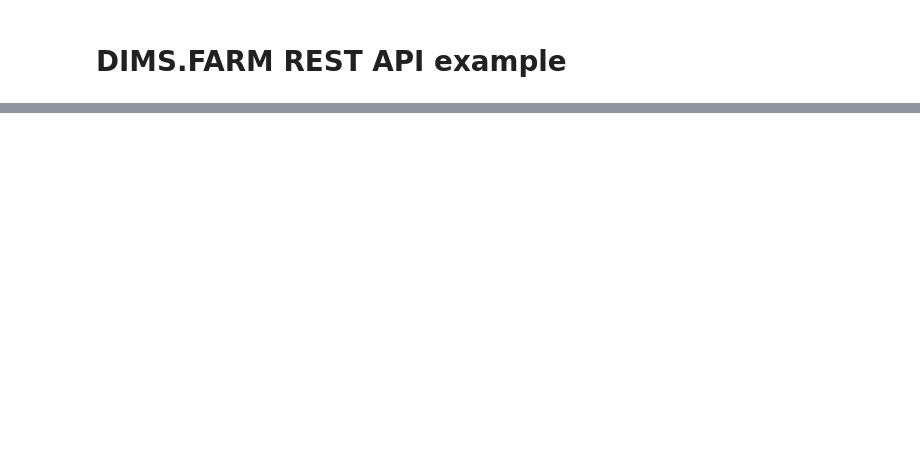
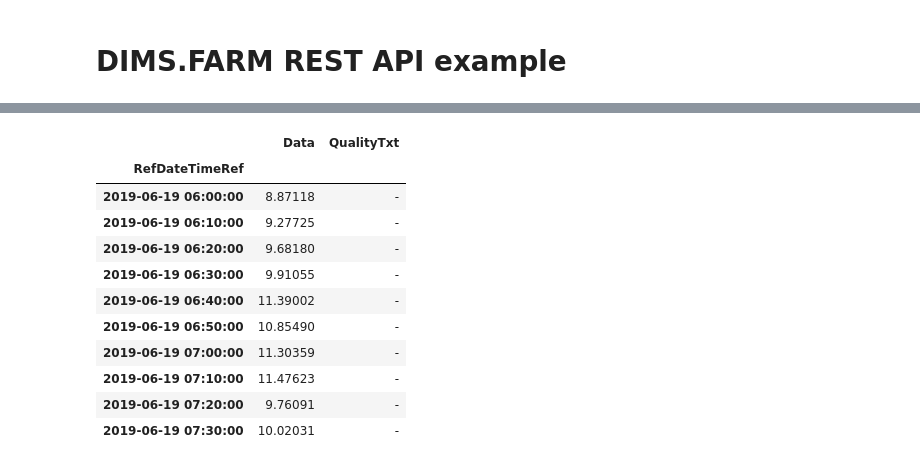
Before and after one commit to DHI/watobs, a Jupyter notebook: notebooks/DIMSFARM_example.ipynb, the cells around one changed output, grey strips where cells are left out. Drawn from its saved outputs; the diff is of its cells as text; code cells hidden in the pictures; blank space fills up the shorter version.

```diff
--- a/notebooks/DIMSFARM_example.ipynb
+++ b/notebooks/DIMSFARM_example.ipynb
@@ -57,0 +51,27 @@ df.head()
+# %%
+time_series = "TNWB_wind_RVO-FUGRO_unfiltered_WS-130"
+range_start="2015-03-24T10:16:45.034Z"
+range_end="2023-03-24T10:16:45.034Z"
+# %%
+data = dfr.get_data(
+    time_series,
+    iso8601_timestamp=False,
+    range_start=range_start,
+    range_end=range_end,
+    limit_row_count=10,  # 0 for no limit (default)
+    ascending=True, # True for ascending (default), False for descending
+)
+data
+# %% [output]
+|  | Data | QualityTxt |
+| RefDateTimeRef |  |  |
+| 2019-06-19 06:00:00 | 8.87118 | - |
+| 2019-06-19 06:10:00 | 9.27725 | - |
+| 2019-06-19 06:20:00 | 9.68180 | - |
+| 2019-06-19 06:30:00 | 9.91055 | - |
+| 2019-06-19 06:40:00 | 11.39002 | - |
+| 2019-06-19 06:50:00 | 10.85490 | - |
+| 2019-06-19 07:00:00 | 11.30359 | - |
+| 2019-06-19 07:10:00 | 11.47623 | - |
+| 2019-06-19 07:20:00 | 9.76091 | - |
+| 2019-06-19 07:30:00 | 10.02031 | - |
```
Also changed, not shown: parts of 24 cells of this notebook, 1 other file.
